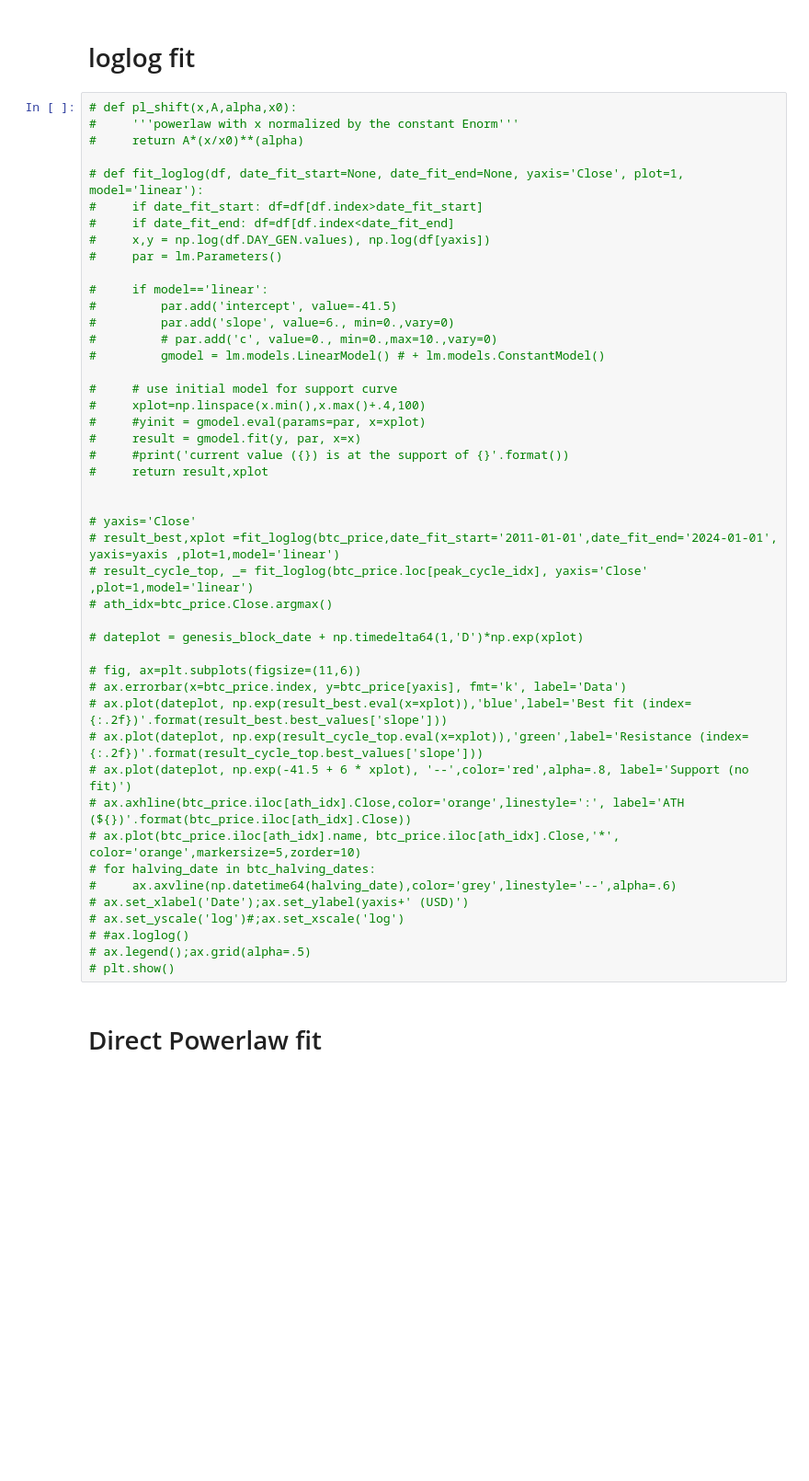
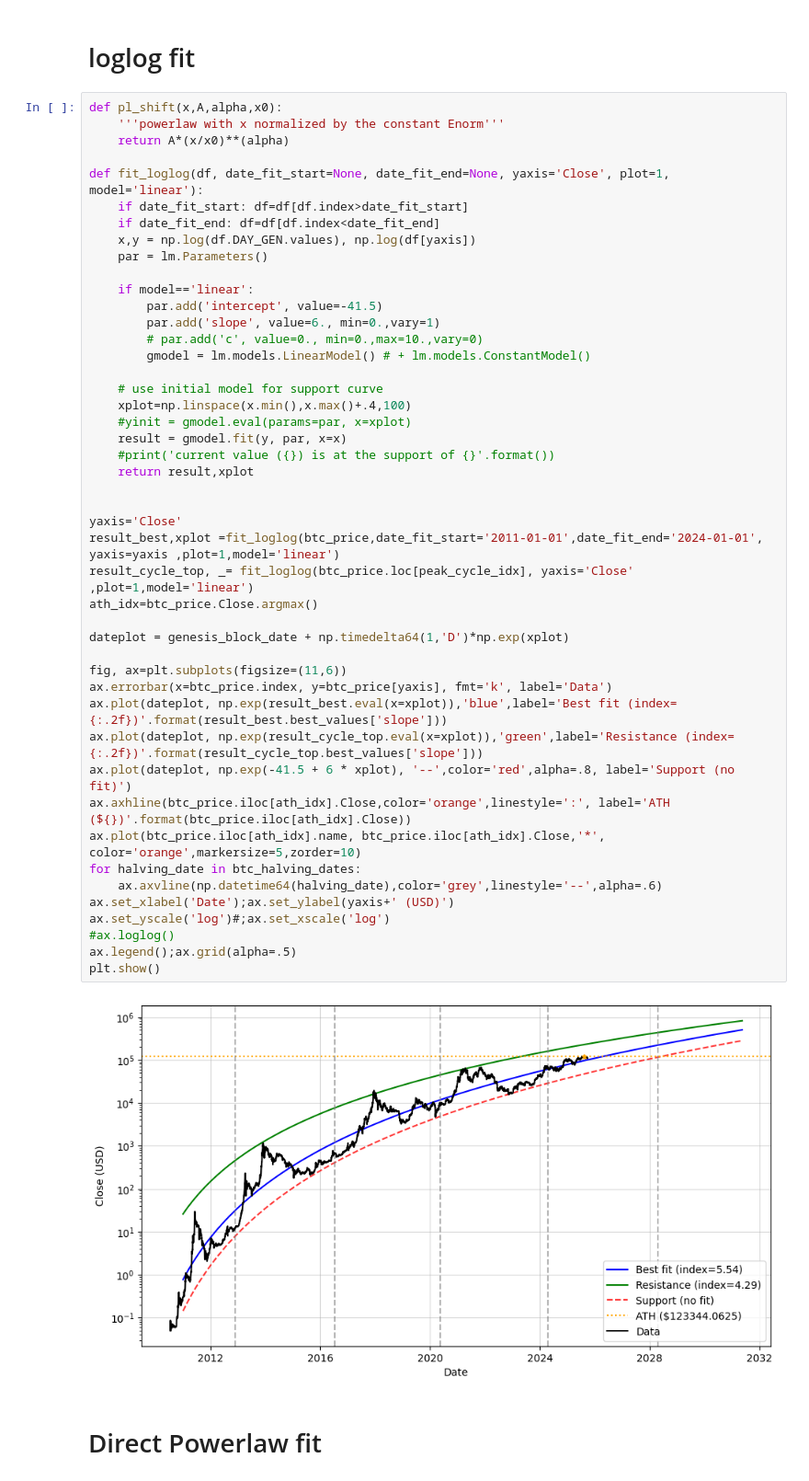
Before and after one commit to tristanbouchet/BTC-price-predict, a Jupyter notebook: btc_fit.ipynb, the cells around one changed output. Shown at 92% size. Cells and saved outputs as stored; diff of their text form; blank space fills up the shorter version.

```diff
--- a/btc_fit.ipynb
+++ b/btc_fit.ipynb
@@ -75,51 +75,53 @@ plt.show()
 # %% [markdown]
 # loglog fit
 # %%
-# def pl_shift(x,A,alpha,x0):
-#     '''powerlaw with x normalized by the constant Enorm'''
-#     return A*(x/x0)**(alpha)
+def pl_shift(x,A,alpha,x0):
+    '''powerlaw with x normalized by the constant Enorm'''
+    return A*(x/x0)**(alpha)
 
-# def fit_loglog(df, date_fit_start=None, date_fit_end=None, yaxis='Close', plot=1, model='linear'):
-#     if date_fit_start: df=df[df.index>date_fit_start]
-#     if date_fit_end: df=df[df.index<date_fit_end]
-#     x,y = np.log(df.DAY_GEN.values), np.log(df[yaxis])
-#     par = lm.Parameters()
+def fit_loglog(df, date_fit_start=None, date_fit_end=None, yaxis='Close', plot=1, model='linear'):
+    if date_fit_start: df=df[df.index>date_fit_start]
+    if date_fit_end: df=df[df.index<date_fit_end]
+    x,y = np.log(df.DAY_GEN.values), np.log(df[yaxis])
+    par = lm.Parameters()
 
-#     if model=='linear':
-#         par.add('intercept', value=-41.5)
-#         par.add('slope', value=6., min=0.,vary=0)
-#         # par.add('c', value=0., min=0.,max=10.,vary=0)
-#         gmodel = lm.models.LinearModel() # + lm.models.ConstantModel()
+    if model=='linear':
+        par.add('intercept', value=-41.5)
+        par.add('slope', value=6., min=0.,vary=1)
+        # par.add('c', value=0., min=0.,max=10.,vary=0)
+        gmodel = lm.models.LinearModel() # + lm.models.ConstantModel()
 
-#     # use initial model for support curve
-#     xplot=np.linspace(x.min(),x.max()+.4,100)
-#     #yinit = gmodel.eval(params=par, x=xplot)
-#     result = gmodel.fit(y, par, x=x)
-#     #print('current value ({}) is at the support of {}'.format())
-#     return result,xplot
+    # use initial model for support curve
+    xplot=np.linspace(x.min(),x.max()+.4,100)
+    #yinit = gmodel.eval(params=par, x=xplot)
+    result = gmodel.fit(y, par, x=x)
+    #print('current value ({}) is at the support of {}'.format())
+    return result,xplot
 
 
-# yaxis='Close'
-# result_best,xplot =fit_loglog(btc_price,date_fit_start='2011-01-01',date_fit_end='2024-01-01', yaxis=yaxis ,plot=1,model='linear')
-# result_cycle_top, _= fit_loglog(btc_price.loc[peak_cycle_idx], yaxis='Close' ,plot=1,model='linear')
-# ath_idx=btc_price.Close.argmax()
+yaxis='Close'
+result_best,xplot =fit_loglog(btc_price,date_fit_start='2011-01-01',date_fit_end='2024-01-01', yaxis=yaxis ,plot=1,model='linear')
+result_cycle_top, _= fit_loglog(btc_price.loc[peak_cycle_idx], yaxis='Close' ,plot=1,model='linear')
+ath_idx=btc_price.Close.argmax()
 
-# dateplot = genesis_block_date + np.timedelta64(1,'D')*np.exp(xplot)
+dateplot = genesis_block_date + np.timedelta64(1,'D')*np.exp(xplot)
 
-# fig, ax=plt.subplots(figsize=(11,6))
-# ax.errorbar(x=btc_price.index, y=btc_price[yaxis], fmt='k', label='Data')
-# ax.plot(dateplot, np.exp(result_best.eval(x=xplot)),'blue',label='Best fit (index={:.2f})'.format(result_best.best_values['slope']))
-# ax.plot(dateplot, np.exp(result_cycle_top.eval(x=xplot)),'green',label='Resistance (index={:.2f})'.format(result_cycle_top.best_values['slope']))
-# ax.plot(dateplot, np.exp(-41.5 + 6 * xplot), '--',color='red',alpha=.8, label='Support (no fit)')
-# ax.axhline(btc_price.iloc[ath_idx].Close,color='orange',linestyle=':', label='ATH (${})'.format(btc_price.iloc[ath_idx].Close))
-# ax.plot(btc_price.iloc[ath_idx].name, btc_price.iloc[ath_idx].Close,'*', color='orange',markersize=5,zorder=10)
-# for halving_date in btc_halving_dates:
-#     ax.axvline(np.datetime64(halving_date),color='grey',linestyle='--',alpha=.6)
-# ax.set_xlabel('Date');ax.set_ylabel(yaxis+' (USD)')
-# ax.set_yscale('log')#;ax.set_xscale('log')
-# #ax.loglog()
-# ax.legend();ax.grid(alpha=.5)
-# plt.show()
+fig, ax=plt.subplots(figsize=(11,6))
+ax.errorbar(x=btc_price.index, y=btc_price[yaxis], fmt='k', label='Data')
+ax.plot(dateplot, np.exp(result_best.eval(x=xplot)),'blue',label='Best fit (index={:.2f})'.format(result_best.best_values['slope']))
+ax.plot(dateplot, np.exp(result_cycle_top.eval(x=xplot)),'green',label='Resistance (index={:.2f})'.format(result_cycle_top.best_values['slope']))
+ax.plot(dateplot, np.exp(-41.5 + 6 * xplot), '--',color='red',alpha=.8, label='Support (no fit)')
+ax.axhline(btc_price.iloc[ath_idx].Close,color='orange',linestyle=':', label='ATH (${})'.format(btc_price.iloc[ath_idx].Close))
+ax.plot(btc_price.iloc[ath_idx].name, btc_price.iloc[ath_idx].Close,'*', color='orange',markersize=5,zorder=10)
+for halving_date in btc_halving_dates:
+    ax.axvline(np.datetime64(halving_date),color='grey',linestyle='--',alpha=.6)
+ax.set_xlabel('Date');ax.set_ylabel(yaxis+' (USD)')
+ax.set_yscale('log')#;ax.set_xscale('log')
+#ax.loglog()
+ax.legend();ax.grid(alpha=.5)
+plt.show()
+# %% [output]
+[figure, added]
 # %% [markdown]
 # Direct Powerlaw fit
 # %%
```
Also changed, not shown: parts of 10 cells of this notebook.
